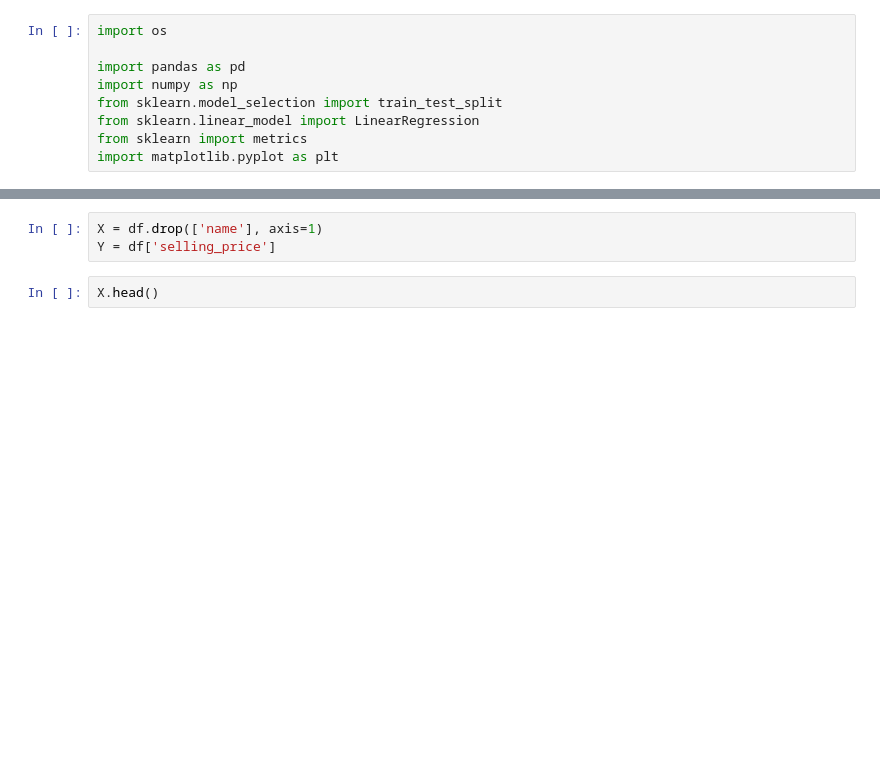
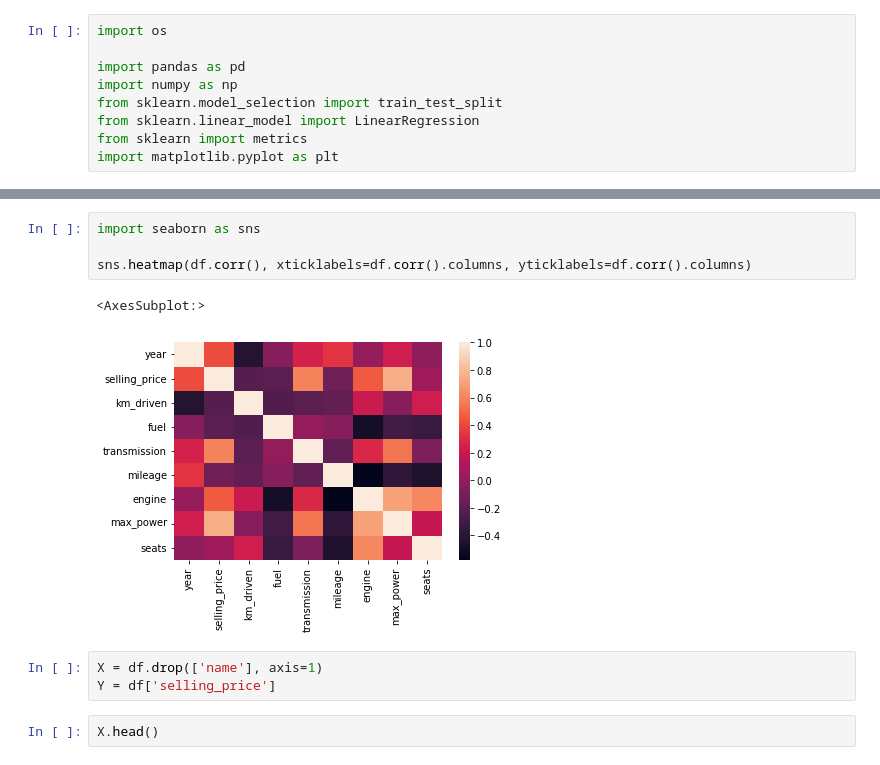
Before and after one commit to The-Kingsman/IT19152974_IT19160726_IT19150680_IT19146898, a Jupyter notebook: notebook.ipynb, the cells around one changed output, grey strips where cells are left out. Drawn from its saved outputs; the diff is of its cells as text; blank space fills up the shorter version.

```diff
--- a/notebook.ipynb
+++ b/notebook.ipynb
@@ -48,3 +203,10 @@ df.info()
+# %%
+import seaborn as sns
+
+sns.heatmap(df.corr(), xticklabels=df.corr().columns, yticklabels=df.corr().columns)
+# %% [output]
+<AxesSubplot:>
+[figure, added]
 # %%
 X = df.drop(['name'], axis=1)
 Y = df['selling_price']
```
Also changed, not shown: parts of 20 cells of this notebook.
